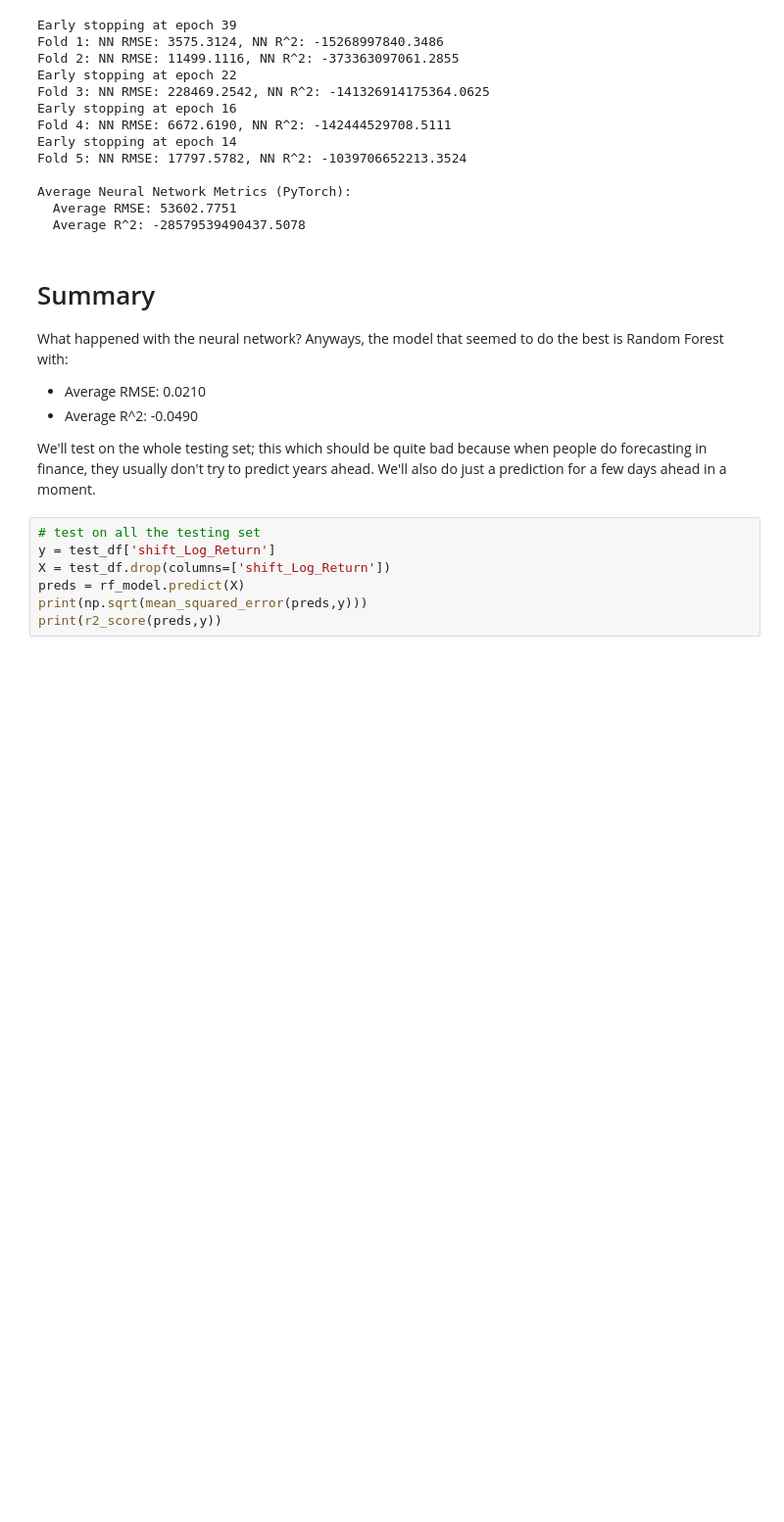
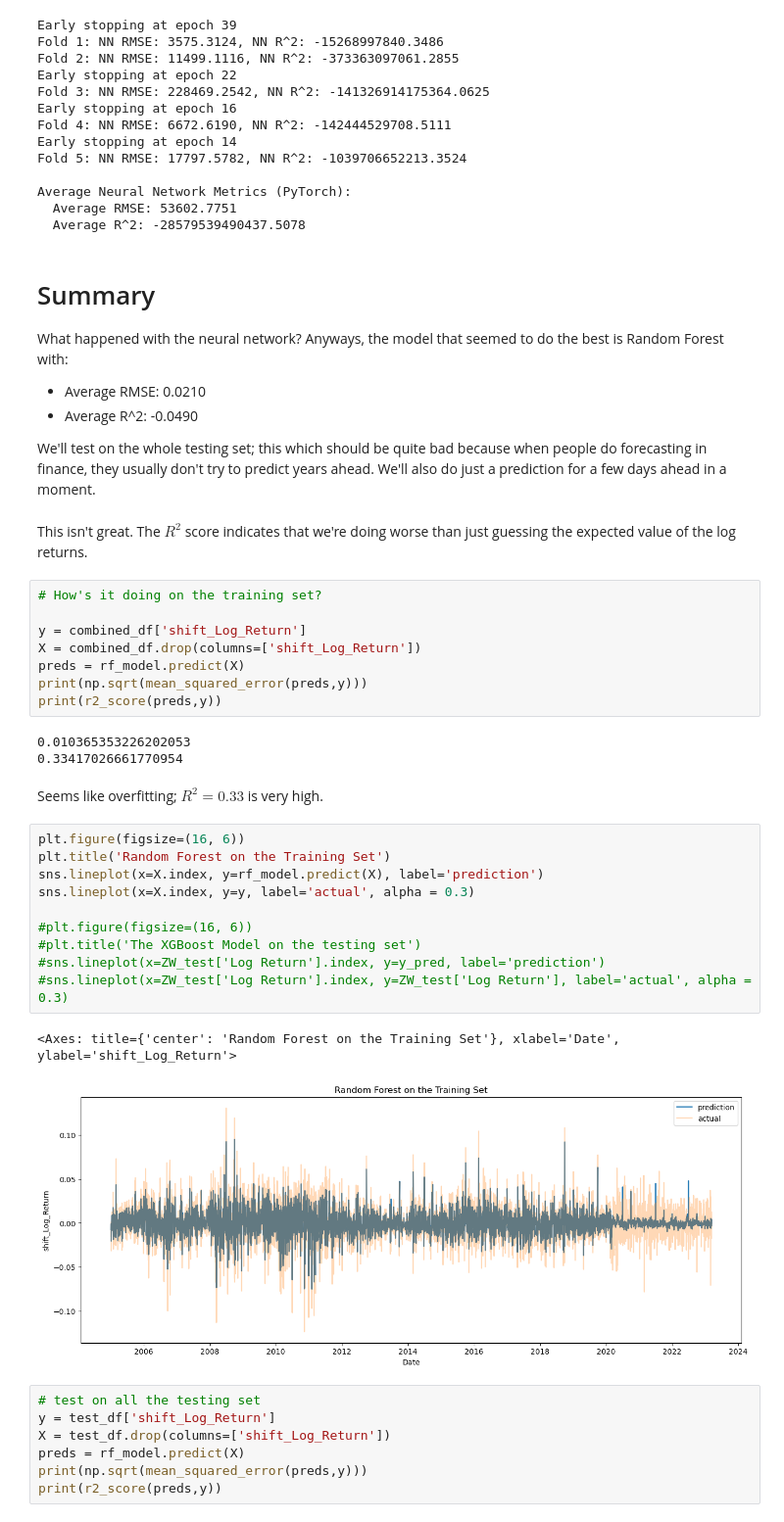
Before and after one commit to TianhaoW/ErdosAgriDerivPredict, a Jupyter notebook: notebooks/sugar_model.ipynb, the cells around one changed output. Shown at 98% size. Drawn from its saved outputs; the diff is of its cells as text; blank space fills up the shorter version.

Commit message:
added some plots

```diff
--- a/notebooks/sugar_model.ipynb
+++ b/notebooks/sugar_model.ipynb
@@ -599,6 +599,34 @@ What happened with the neural network? Anyways, the model that seemed to do the
 * Average R^2: -0.0490
 
 We'll test on the whole testing set; this which should be quite bad because when people do forecasting in finance, they usually don't try to predict years ahead. We'll also do just a prediction for a few days ahead in a moment.
+# %% [markdown]
+This isn't great. The $R^2$ score indicates that we're doing worse than just guessing the expected value of the log returns.
+# %%
+# How's it doing on the training set?
+
+y = combined_df['shift_Log_Return']
+X = combined_df.drop(columns=['shift_Log_Return'])
+preds = rf_model.predict(X)
+print(np.sqrt(mean_squared_error(preds,y)))
+print(r2_score(preds,y))
+# %% [output]
+0.010365353226202053
+0.33417026661770954
+# %% [markdown]
+Seems like overfitting; $R^2 = 0.33$ is very high.
+# %%
+plt.figure(figsize=(16, 6))
+plt.title('Random Forest on the Training Set')
+sns.lineplot(x=X.index, y=rf_model.predict(X), label='prediction')
+sns.lineplot(x=X.index, y=y, label='actual', alpha = 0.3)
+
+#plt.figure(figsize=(16, 6))
+#plt.title('The XGBoost Model on the testing set')
+#sns.lineplot(x=ZW_test['Log Return'].index, y=y_pred, label='prediction')
+#sns.lineplot(x=ZW_test['Log Return'].index, y=ZW_test['Log Return'], label='actual', alpha = 0.3)
+# %% [output]
+<Axes: title={'center': 'Random Forest on the Training Set'}, xlabel='Date', ylabel='shift_Log_Return'>
+[figure, added]
 # %%
 # test on all the testing set
 y = test_df['shift_Log_Return']
```
Also changed, not shown: parts of 3 cells of this notebook.
